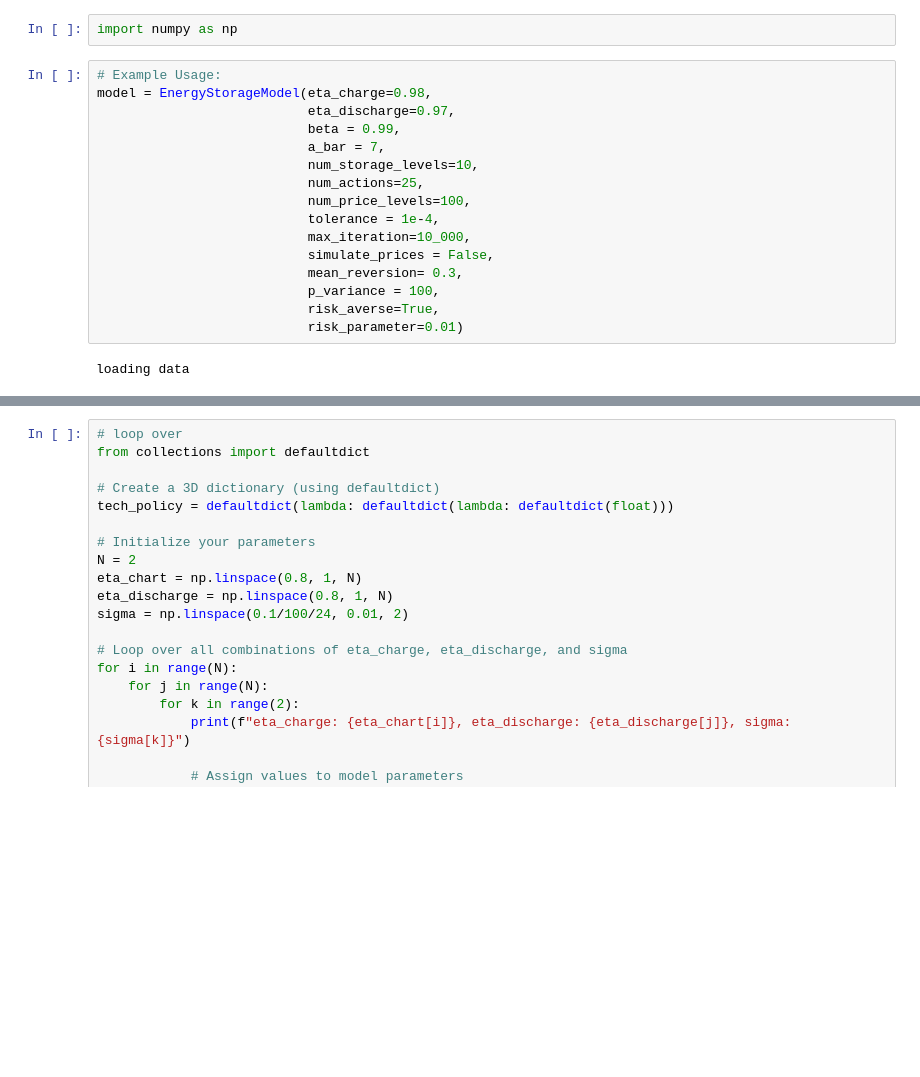
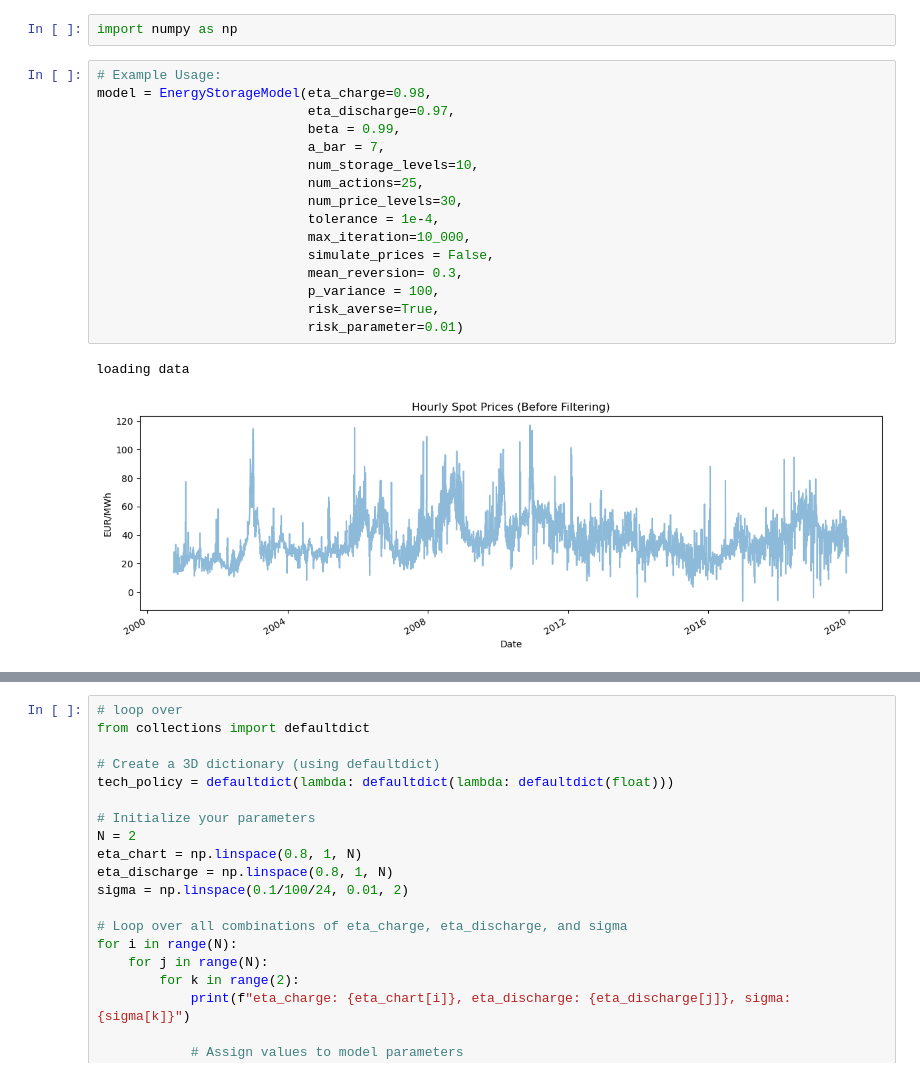
Before and after one commit to gqh814/battery, a Jupyter notebook: code/data_enviroment.ipynb, the cells around one changed output, grey strips where cells are left out. Drawn from its saved outputs; the diff is of its cells as text; blank space fills up the shorter version.

Commit message:
daily prices

```diff
--- a/code/data_enviroment.ipynb
+++ b/code/data_enviroment.ipynb
@@ -7,21 +7,22 @@ import numpy as np
 # %%
 # Example Usage:
 model = EnergyStorageModel(eta_charge=0.98,
                            eta_discharge=0.97,
                            beta = 0.99,
                            a_bar = 7,
                            num_storage_levels=10,
                            num_actions=25,
-                           num_price_levels=100,
+                           num_price_levels=30,
                            tolerance = 1e-4,
                            max_iteration=10_000,
                            simulate_prices = False,
                            mean_reversion= 0.3,
                            p_variance = 100,
                            risk_averse=True,
                            risk_parameter=0.01)
 # %% [output]
 loading data
+[figure, added]
 # %%
 V, P = model.vfi_vec()
 battery_storage_sim, profit_sim, action_sim = model.simulate(policy=P)
```
Also changed, not shown: parts of 1 cell of this notebook, 1 other file.
